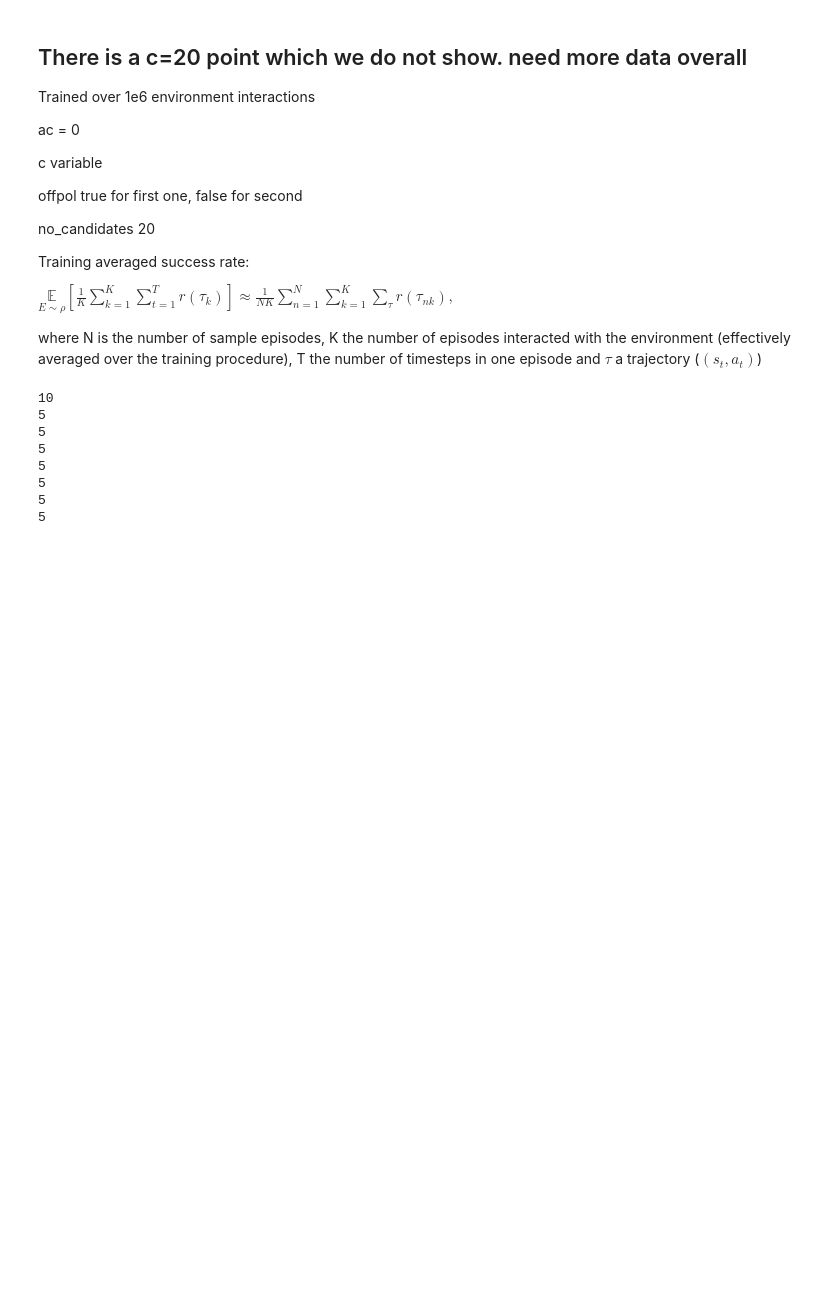
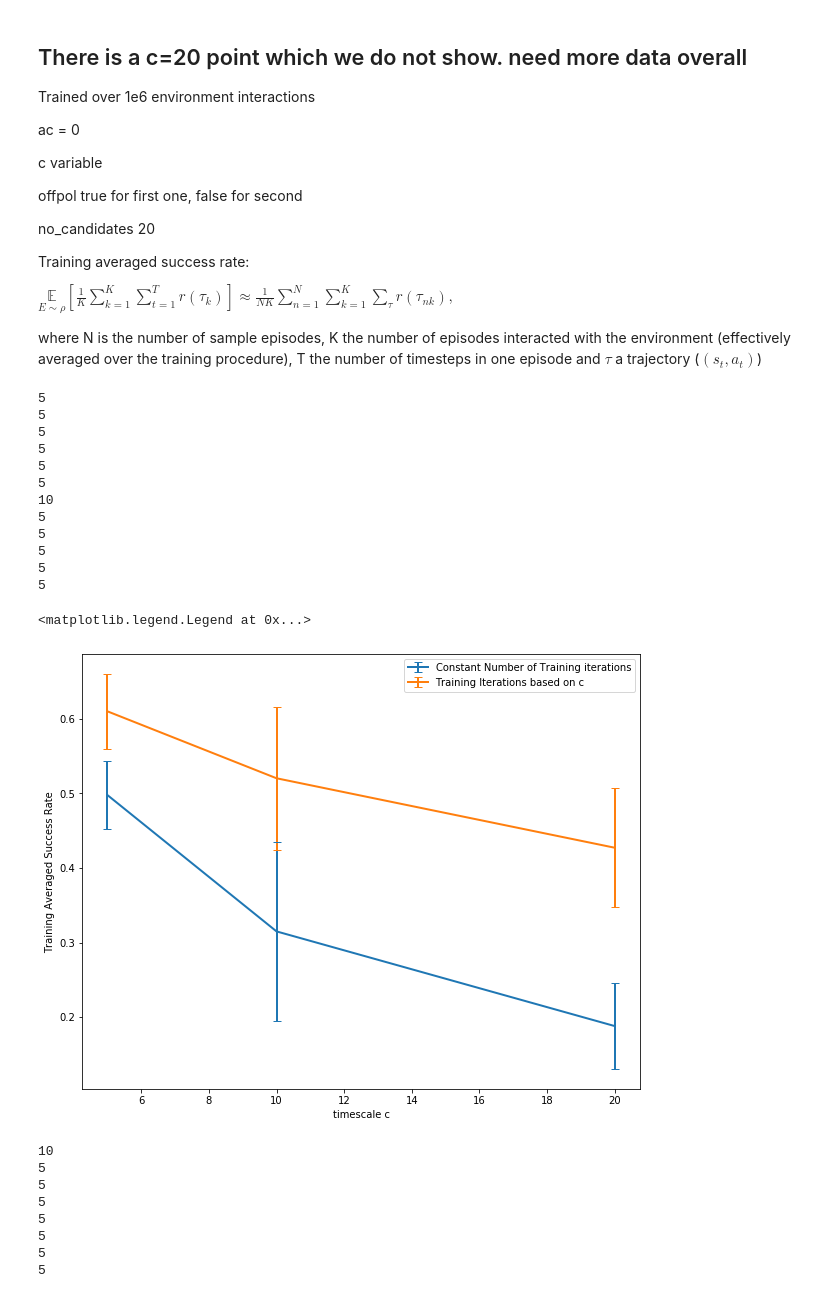
Before and after one commit to P-Schumacher/research, a Jupyter notebook: data_analysis/hiro_offpol_corr/Project_analysis.ipynb, the cells around one changed output. Cells and saved outputs as stored; diff of their text form; code cells hidden in the pictures; blank space fills up the shorter version.

```diff
--- a/data_analysis/hiro_offpol_corr/Project_analysis.ipynb
+++ b/data_analysis/hiro_offpol_corr/Project_analysis.ipynb
@@ -224,6 +230,73 @@ Training averaged success rate:
 $\displaystyle \underset{E\sim\rho}{\mathbb{E}}\left[\frac{1}{K} \sum_{k=1}^{K}\sum_{t=1}^{T} r(\tau_{k}) \right] \approx \frac{1}{NK}\sum_{n=1}^{N} \sum_{k=1}^{K}\sum_{\tau} r(\tau_{nk}),$
 
 where N is the number of sample episodes, K the number of episodes interacted with the environment (effectively averaged over the training procedure), T the number of timesteps in one episode and $\tau$ a trajectory ($(s_{t}, a_{t})$)
+# %%
+key = 'eval/success_rate'
+
+plt.figure(figsize=(10, 8))
+length = int(360/20)
+
+result_mean = []
+result_std = []
+for c, color in zip([5, 10, 20], ['b', 'r', 'g', 'k','y']):
+    df = pd.read_pickle('constant_training_its.pyc')
+    df = get_df_selection(df, 'c_step', c)
+    df = get_df_selection(df, 'agent_action_regularizer', 0.)
+    meaner = np.zeros([1, 5])
+    for i in range(5):
+        run = df.iloc[i].loc[key]
+        run = np.reshape(run, [1, run.shape[0]])
+        run_mean = np.mean(run[:, :length], axis=1)
+        meaner[0, i] = run_mean
+    stder = np.std(meaner)
+    meaner = np.mean(meaner)
+
+    result_mean.append(meaner)
+    result_std.append(stder)
+x_range = [5, 10, 20]
+plt.errorbar(x_range, result_mean, result_std, capsize=4, linewidth=2)
+
+length = 50
+result_mean = []
+result_std = []
+for c, color in zip([5, 10, 20], ['b', 'r', 'g', 'k','y']):
+    df = pd.read_pickle('hiro_offpol_corr.pyc')
+    df = get_df_selection(df, 'c_step', c)
+    df = get_df_selection(df, 'agent_action_regularizer', 0.)
+    meaner = np.zeros([1, 5])
+    for i in range(5):
+        run = df.iloc[i].loc[key]
+        run = np.reshape(run, [1, run.shape[0]])
+        run_mean = np.mean(run[:, :length], axis=1)
+        meaner[0, i] = run_mean
+    stder = np.std(meaner)
+    meaner = np.mean(meaner)
+
+    result_mean.append(meaner)
+    result_std.append(stder)
+x_range = [5, 10, 20]
+plt.errorbar(x_range, result_mean, result_std, capsize=4, linewidth=2)
+
+
+plt.xlabel('timescale c')
+plt.ylabel('Training Averaged Success Rate')
+plt.legend(['Constant Number of Training iterations', 'Training Iterations based on c'])
+#plt.savefig('timescale_plot.pdf')
+# %% [output]
+5
+5
+5
+5
+5
+5
+10
+5
+5
+5
+5
+5
+<matplotlib.legend.Legend at 0x...>
+[figure, added]
 # %%
 key = 'eval/success_rate'
 plt.figure(figsize=(10, 8))
```
Also changed, not shown: parts of 2 cells of this notebook, 4 other files.
